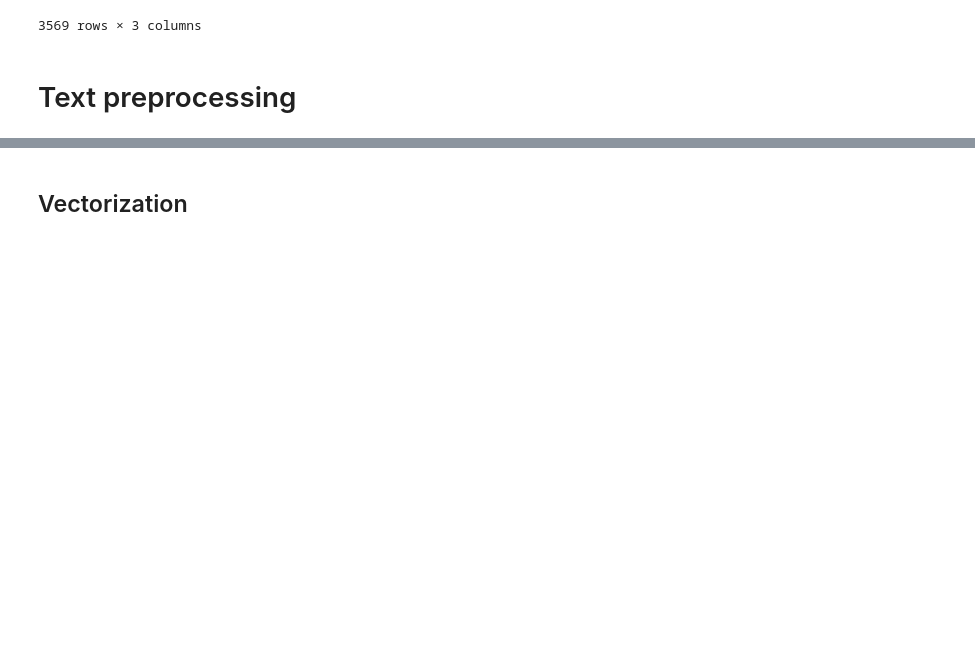
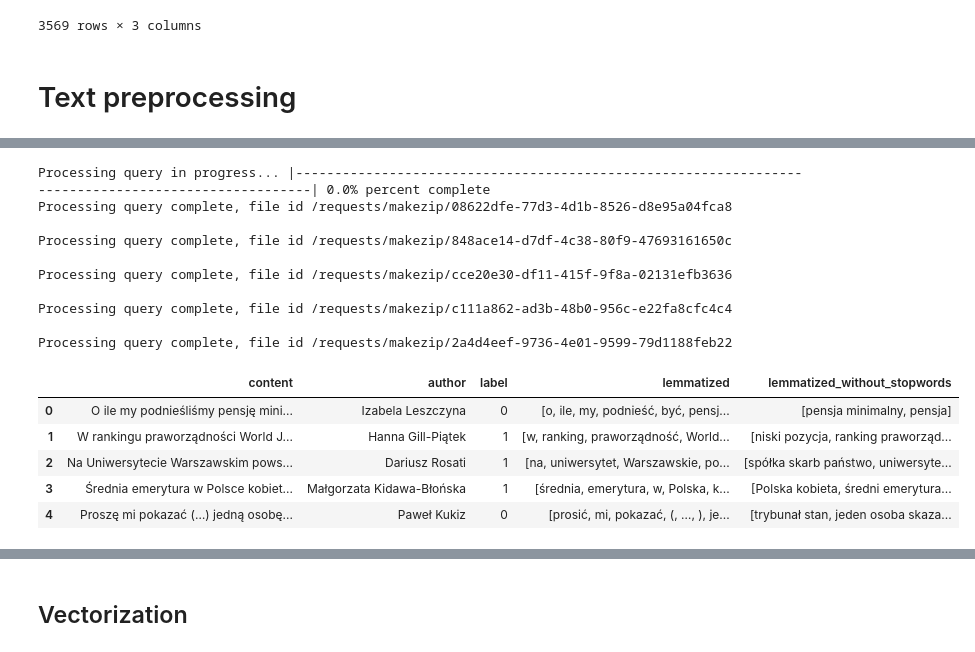
Before and after one commit to Nexer8/Polish_Fake_News_Detector, a Jupyter notebook: Main.ipynb, the cells around one changed output, grey strips where cells are left out. Drawn from its saved outputs; the diff is of its cells as text; code cells hidden in the pictures; blank space fills up the shorter version.

```diff
--- a/Main.ipynb
+++ b/Main.ipynb
@@ -111,3 +141,23 @@ Processing query complete, file id /requests/makezip/25a37193-2455-40d2-b64d-ce3
+# %%
+df['lemmatized_without_stopwords'] = df['content'][:5].apply(lambda x: remove_stopwords(x))
+df.head()
+# %% [output]
+Processing query in progress... |----------------------------------------------------------------------------------------------------| 0.0% percent complete
+Processing query complete, file id /requests/makezip/08622dfe-77d3-4d1b-8526-d8e95a04fca8
+
+Processing query complete, file id /requests/makezip/848ace14-d7df-4c38-80f9-47693161650c
+
+Processing query complete, file id /requests/makezip/cce20e30-df11-415f-9f8a-02131efb3636
+
+Processing query complete, file id /requests/makezip/c111a862-ad3b-48b0-956c-e22fa8cfc4c4
+
+Processing query complete, file id /requests/makezip/2a4d4eef-9736-4e01-9599-79d1188feb22
+|  | content | author | label | lemmatized | lemmatized_without_stopwords |
+| 0 | O ile my podnieśliśmy pensję mini... | Izabela Leszczyna | 0 | [o, ile, my, podnieść, być, pensj... | [pensja minimalny, pensja] |
+| 1 | W rankingu praworządności World J... | Hanna Gill-Piątek | 1 | [w, ranking, praworządność, World... | [niski pozycja, ranking praworząd... |
+| 2 | Na Uniwersytecie Warszawskim pows... | Dariusz Rosati | 1 | [na, uniwersytet, Warszawskie, po... | [spółka skarb państwo, uniwersyte... |
+| 3 | Średnia emerytura w Polsce kobiet... | Małgorzata Kidawa-Błońska | 1 | [średnia, emerytura, w, Polska, k... | [Polska kobieta, średni emerytura... |
+| 4 | Proszę mi pokazać (…) jedną osobę... | Paweł Kukiz | 0 | [prosić, mi, pokazać, (, …, ), je... | [trybunał stan, jeden osoba skaza... |
 # %%
 df['clean_text'] = df['content'].apply(lambda x: clean_text(x))
 df.head()
```
Also changed, not shown: parts of 13 cells of this notebook, 2 other files.
